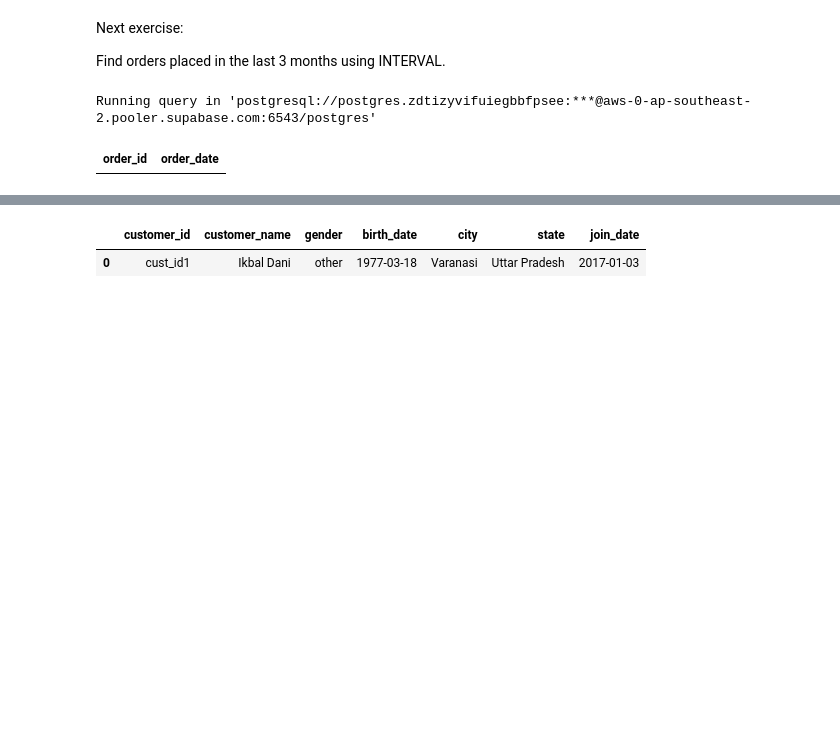
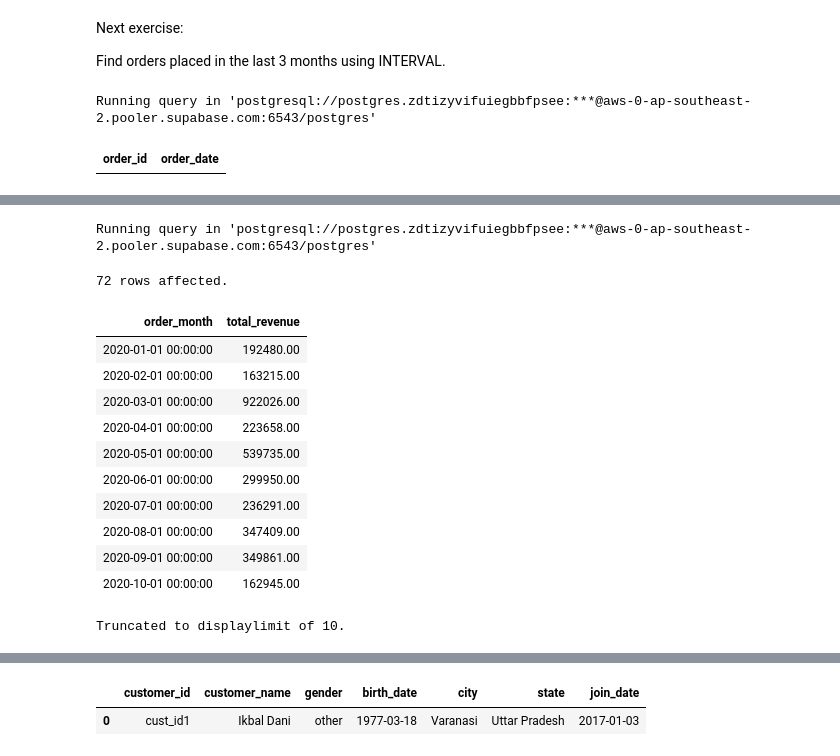
Before and after one commit to umesh-creates/sql_pandas_exercise_and_notes, a Jupyter notebook: retail_analysis exercise/date _and_time.ipynb, the cells around one changed output, grey strips where cells are left out. Drawn from its saved outputs; the diff is of its cells as text; code cells hidden in the pictures; blank space fills up the shorter version.

```diff
--- a/retail_analysis exercise/date _and_time.ipynb
+++ b/retail_analysis exercise/date _and_time.ipynb
@@ -1033,0 +1079,26 @@ Running query in 'postgresql://postgres.zdtizyvifuiegbbfpsee:***@aws-0-ap-southe
+# %%
+%%sql
+SELECT DATE_TRUNC('month', order_date) AS order_month,
+    SUM(oi.quantity * p.selling_price) AS total_revenue
+FROM retail_analysis.orders o
+JOIN retail_analysis.order_items oi
+ON o.order_id = oi.order_id
+JOIN retail_analysis.products p
+ON oi.product_id = p.product_id
+GROUP BY DATE_TRUNC('month', order_date)
+ORDER BY order_month ASC;
+# %% [output]
+Running query in 'postgresql://postgres.zdtizyvifuiegbbfpsee:***@aws-0-ap-southeast-2.pooler.supabase.com:6543/postgres'
+72 rows affected.
+| order_month | total_revenue |
+| 2020-01-01 00:00:00 | 192480.00 |
+| 2020-02-01 00:00:00 | 163215.00 |
+| 2020-03-01 00:00:00 | 922026.00 |
+| 2020-04-01 00:00:00 | 223658.00 |
+| 2020-05-01 00:00:00 | 539735.00 |
+| 2020-06-01 00:00:00 | 299950.00 |
+| 2020-07-01 00:00:00 | 236291.00 |
+| 2020-08-01 00:00:00 | 347409.00 |
+| 2020-09-01 00:00:00 | 349861.00 |
+| 2020-10-01 00:00:00 | 162945.00 |
+Truncated to displaylimit of 10.
```
Also changed, not shown: parts of 12 cells of this notebook.
